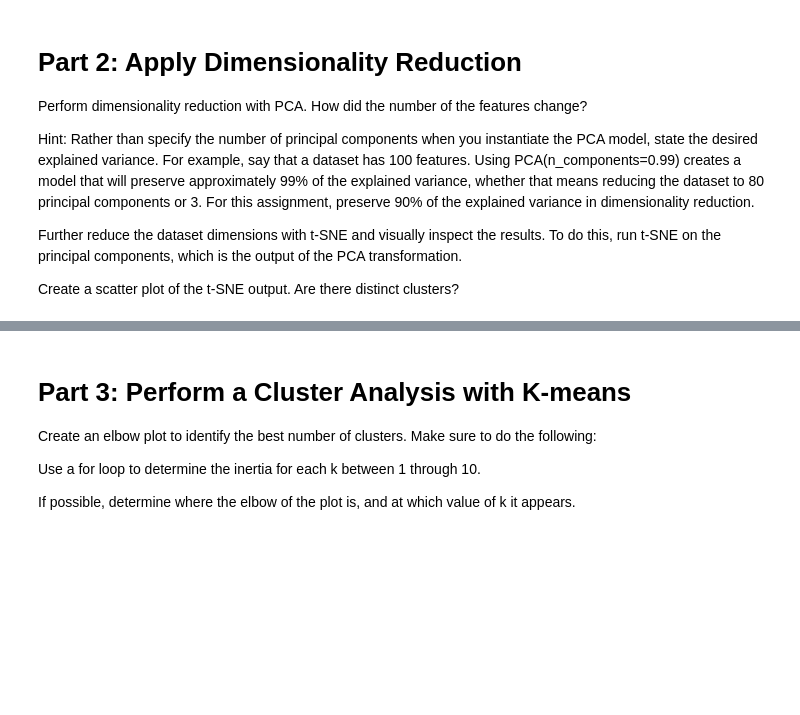
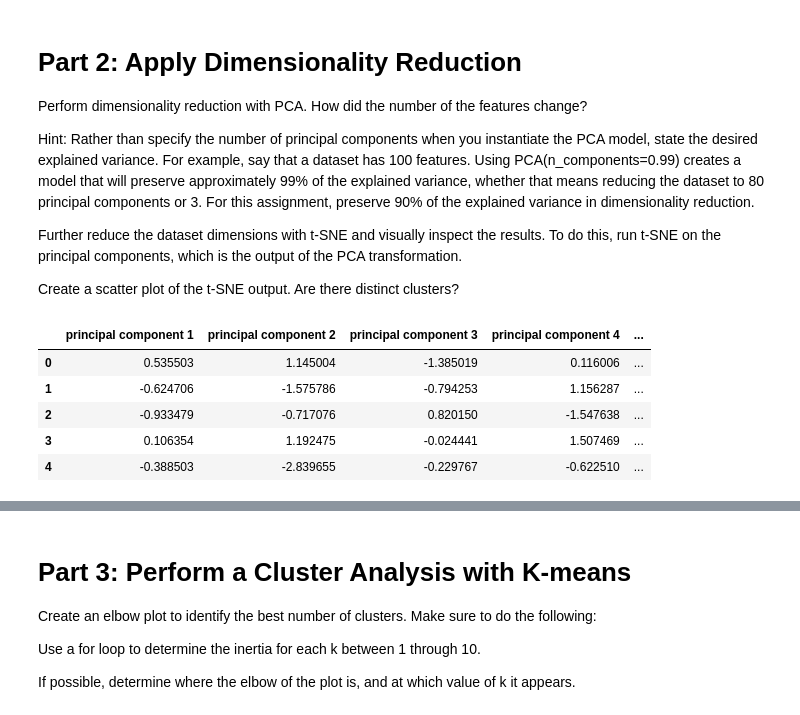
Before and after one commit to mbruns13/unsupervised-machine-learning, a Jupyter notebook: myopia_clusters.ipynb, the cells around one changed output, grey strips where cells are left out. Saved outputs shown, nothing was run; the diff lists cells and outputs as text; code cells hidden in the pictures; blank space fills up the shorter version.

```diff
--- a/myopia_clusters.ipynb
+++ b/myopia_clusters.ipynb
@@ -34,0 +61,13 @@ Create a scatter plot of the t-SNE output. Are there distinct clusters?
+# %%
+# Transform PCA data to a DataFrame
+myopia_df_pca = pd.DataFrame(
+    data=myopia_pca, columns=["principal component 1", "principal component 2", "principal component 3", "principal component 4", "principal component 5", "principal component 6", "principal component 7", "principal component 8", "principal component 9", "principal component 10"]
+)
+myopia_df_pca.head()
+# %% [output]
+|  | principal component 1 | principal component 2 | principal component 3 | principal component 4 | ... |
+| 0 | 0.535503 | 1.145004 | -1.385019 | 0.116006 | ... |
+| 1 | -0.624706 | -1.575786 | -0.794253 | 1.156287 | ... |
+| 2 | -0.933479 | -0.717076 | 0.820150 | -1.547638 | ... |
+| 3 | 0.106354 | 1.192475 | -0.024441 | 1.507469 | ... |
+| 4 | -0.388503 | -2.839655 | -0.229767 | -0.622510 | ... |
```
Also changed, not shown: parts of 12 cells of this notebook.
